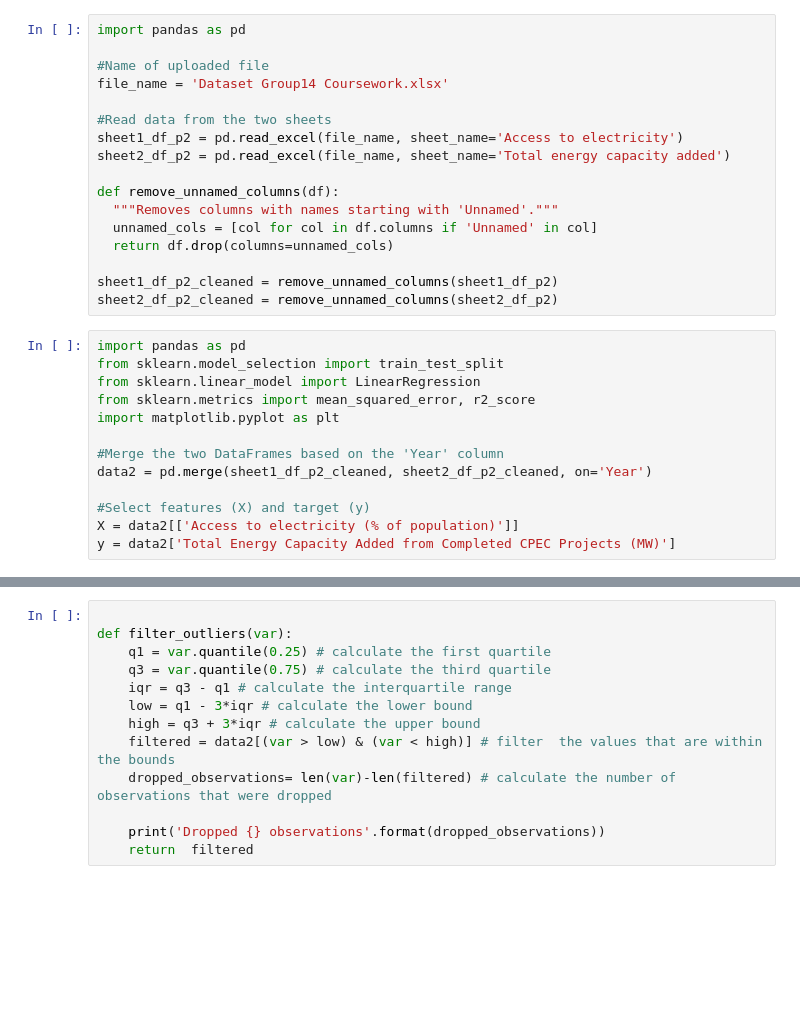
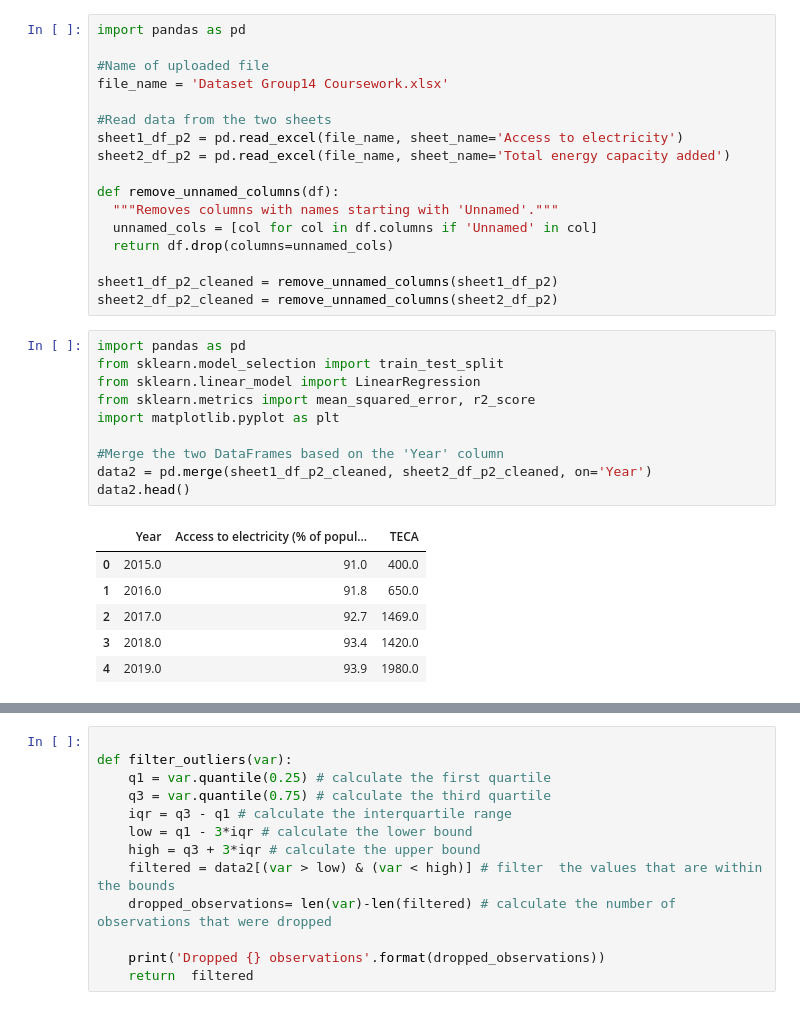
Before and after one commit to ilinashah177/Coursework-Website, a Jupyter notebook: Regression_Investments_and_Energy_Capacity.ipynb, the cells around one changed output, grey strips where cells are left out. Cells and saved outputs as stored; diff of their text form; blank space fills up the shorter version.

```diff
--- a/Regression_Investments_and_Energy_Capacity.ipynb
+++ b/Regression_Investments_and_Energy_Capacity.ipynb
@@ -180,16 +179,20 @@ sheet2_df_p2_cleaned = remove_unnamed_columns(sheet2_df_p2)
 # %%
 import pandas as pd
 from sklearn.model_selection import train_test_split
 from sklearn.linear_model import LinearRegression
 from sklearn.metrics import mean_squared_error, r2_score
 import matplotlib.pyplot as plt
 
 #Merge the two DataFrames based on the 'Year' column
 data2 = pd.merge(sheet1_df_p2_cleaned, sheet2_df_p2_cleaned, on='Year')
-
-#Select features (X) and target (y)
-X = data2[['Access to electricity (% of population)']]
-y = data2['Total Energy Capacity Added from Completed CPEC Projects (MW)']
+data2.head()
+# %% [output]
+|  | Year | Access to electricity (% of popul... | TECA |
+| 0 | 2015.0 | 91.0 | 400.0 |
+| 1 | 2016.0 | 91.8 | 650.0 |
+| 2 | 2017.0 | 92.7 | 1469.0 |
+| 3 | 2018.0 | 93.4 | 1420.0 |
+| 4 | 2019.0 | 93.9 | 1980.0 |
 # %%
 summary2=data2.describe().round(2)  # generate summary statistics, and round everything to 2 decimal degrees
 summary2
```
Also changed, not shown: parts of 6 cells of this notebook.
